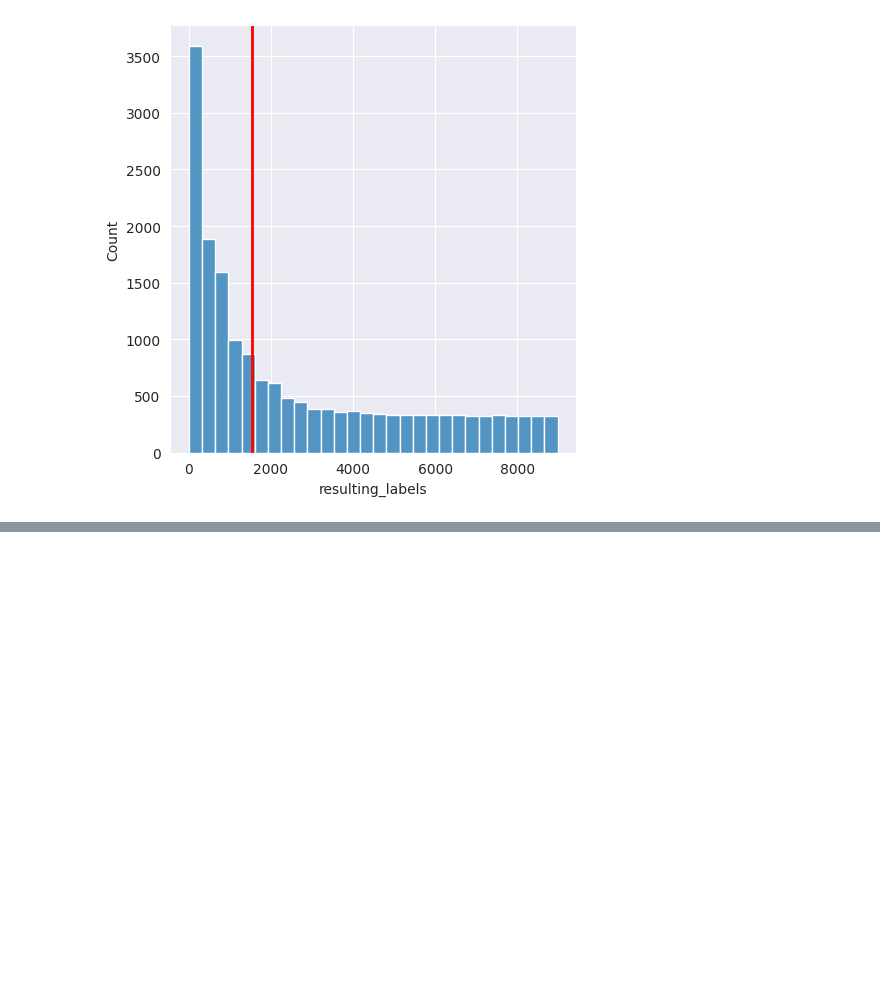
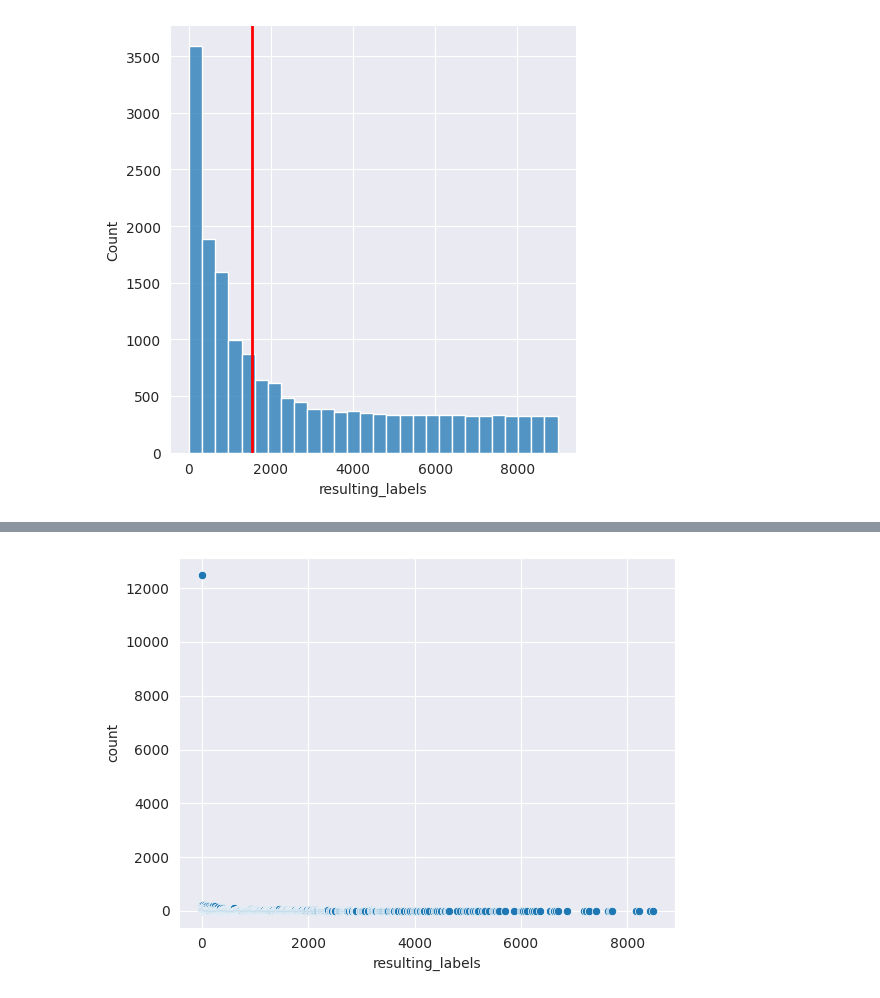
Before and after one commit to Dpbm/qcop, a Jupyter notebook: notebooks/fix-measurements.ipynb, the cells around one changed output, grey strips where cells are left out. Drawn from its saved outputs; the diff is of its cells as text; code cells hidden in the pictures; blank space fills up the shorter version.

```diff
--- a/notebooks/fix-measurements.ipynb
+++ b/notebooks/fix-measurements.ipynb
@@ -311,0 +318,9 @@ to_save.to_csv(FILE, index=False)
+# %%
+new_df = df.copy()
+new_df["count"] = 0
+new_df = new_df.groupby(by="resulting_labels")["count"].count().reset_index()
+
+df["count_labels"] = 0
+df["count_labels"] = df["resulting_labels"].map(new_df.set_index("resulting_labels")["count"])
+
+new_df.head()
@@ -311,0 +346,11 @@ to_save.to_csv(FILE, index=False)
+# %%
+less_75 = new_df[new_df["count"] <= new_df["count"].quantile(0.75)]
+more_75 = new_df[new_df["count"] > new_df["count"].quantile(0.75)]
+
+size_less = len(df[df["count_labels"] <= new_df["count"].quantile(0.75)])
+size_more = len(df[df["count_labels"] > new_df["count"].quantile(0.75)])
+
+print("size less: ", size_less)
+print("size more: ", size_more)
+
+more_75.describe()
@@ -311,0 +369,5 @@ to_save.to_csv(FILE, index=False)
+# %%
+sns.scatterplot(data=more_75, x="resulting_labels", y="count")
+plt.show()
+# %% [output]
+[figure, added]
```
Also changed, not shown: parts of 15 cells of this notebook.
